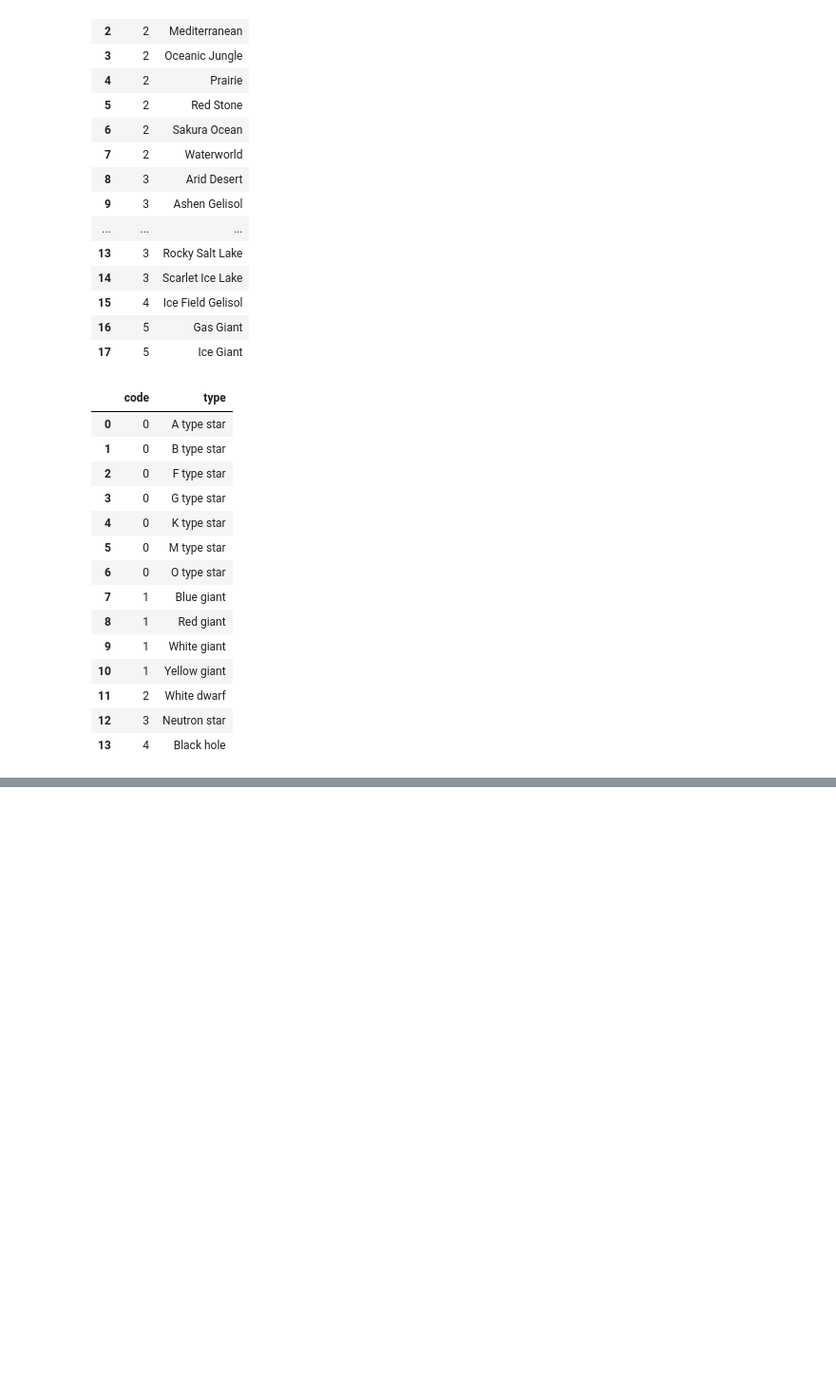
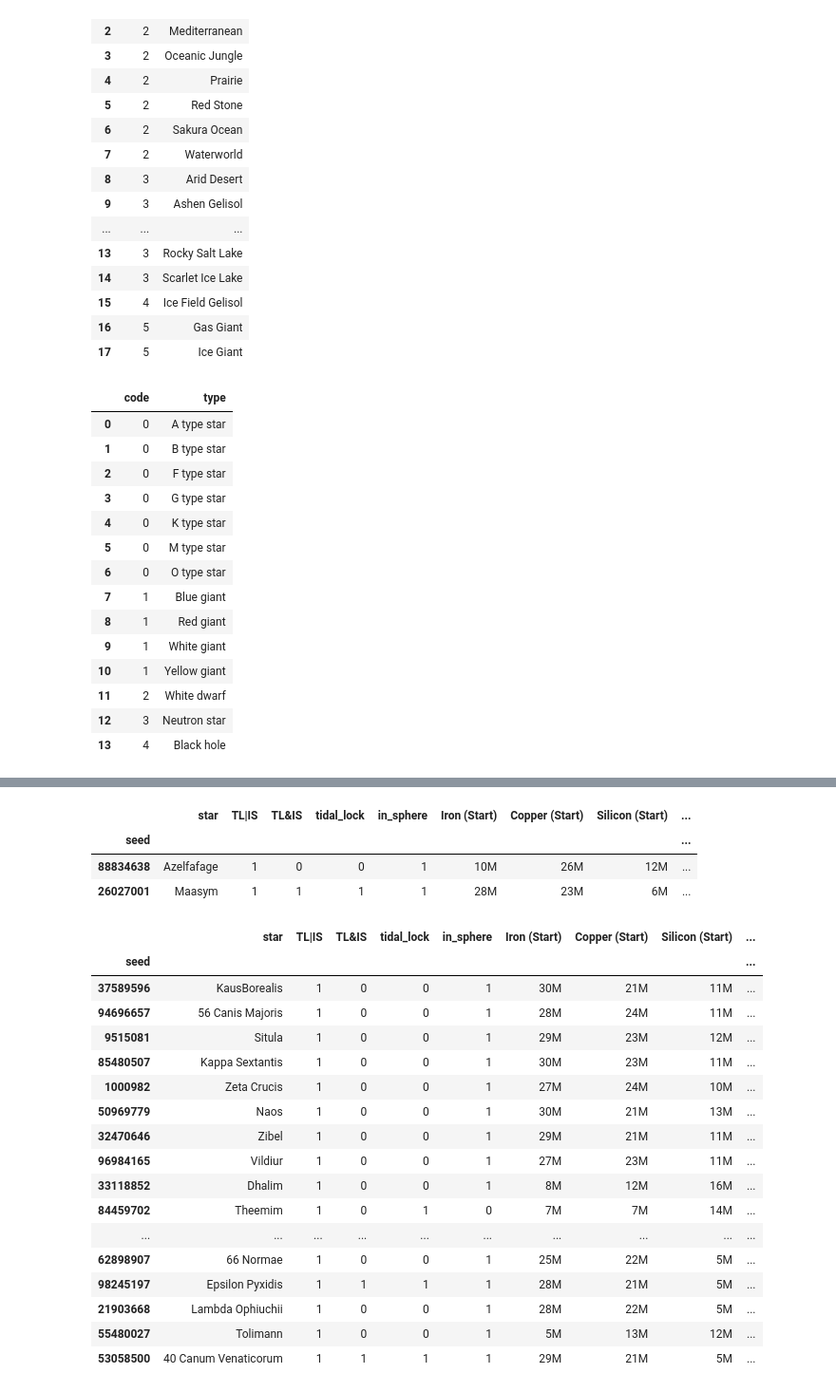
Before and after one commit to drakesiard/dsp-seed-export-parser, a Jupyter notebook: scanner.ipynb, the cells around one changed output, grey strips where cells are left out. Shown at 95% size. Drawn from its saved outputs; the diff is of its cells as text; code cells hidden in the pictures; blank space fills up the shorter version.

```diff
--- a/scanner.ipynb
+++ b/scanner.ipynb
@@ -288,0 +331,63 @@ tl_is.reset_index().groupby('TL/IS').count()
+# %%
+def S_scaler(f):
+    return '{:.2f}/s'.format(f)
+
+def M_scaler(f):
+    return '{:.0f}M'.format(f / 1e6)
+
+formatters = {
+    'limit': M_scaler,
+    **{col: S_scaler for col in S_scaled},
+    **{col: M_scaler for col in M_scaled},
+    **{col + ' (Start)': S_scaler for col in S_scaled},
+    **{col + ' (Start)': M_scaler for col in M_scaled},
+}
+
+def show(df):
+    display(HTML(df.to_html(formatters=formatters)))
+# %%
+home_resources = home_systems.set_index('seed')[base_types + ['Oil', 'Fire ice', 'Fire ice gas']]
+home_resources['limit'] =  home_resources[base_types].min(axis='columns')
+
+seed_res = (
+    tl_is.reset_index(level='star')
+    .merge(
+        home_resources,
+        on='seed', validate='1:1')
+    .merge(
+        star_df.groupby('seed')[ocean_types + vein_types + gas_types].sum(),
+        on='seed', validate='1:1', suffixes=[' (Start)', ''])
+)
+# %%
+potential = (
+    seed_res
+    .query('`TL|IS` > 0')
+    .query('`Fire ice (Start)` > 1e6')
+    .sort_values('limit', ascending=False)
+)
+pre_run = potential.index.isin(previous_runs)
+show(potential.loc[pre_run].head(25))
+show(potential.loc[~pre_run].head(25))
+# %% [output]
+|  | star | TL|IS | TL&IS | tidal_lock | in_sphere | Iron (Start) | Copper (Start) | Silicon (Start) | ... |
+| seed |  |  |  |  |  |  |  |  | ... |
+| 88834638 | Azelfafage | 1 | 0 | 0 | 1 | 10M | 26M | 12M | ... |
+| 26027001 | Maasym | 1 | 1 | 1 | 1 | 28M | 23M | 6M | ... |
+|  | star | TL|IS | TL&IS | tidal_lock | in_sphere | Iron (Start) | Copper (Start) | Silicon (Start) | ... |
+| seed |  |  |  |  |  |  |  |  | ... |
+| 37589596 | KausBorealis | 1 | 0 | 0 | 1 | 30M | 21M | 11M | ... |
+| 94696657 | 56 Canis Majoris | 1 | 0 | 0 | 1 | 28M | 24M | 11M | ... |
+| 9515081 | Situla | 1 | 0 | 0 | 1 | 29M | 23M | 12M | ... |
+| 85480507 | Kappa Sextantis | 1 | 0 | 0 | 1 | 30M | 23M | 11M | ... |
+| 1000982 | Zeta Crucis | 1 | 0 | 0 | 1 | 27M | 24M | 10M | ... |
+| 50969779 | Naos | 1 | 0 | 0 | 1 | 30M | 21M | 13M | ... |
+| 32470646 | Zibel | 1 | 0 | 0 | 1 | 29M | 21M | 11M | ... |
+| 96984165 | Vildiur | 1 | 0 | 0 | 1 | 27M | 23M | 11M | ... |
+| 33118852 | Dhalim | 1 | 0 | 0 | 1 | 8M | 12M | 16M | ... |
+| 84459702 | Theemim | 1 | 0 | 1 | 0 | 7M | 7M | 14M | ... |
+| ... | ... | ... | ... | ... | ... | ... | ... | ... | ... |
+| 62898907 | 66 Normae | 1 | 0 | 0 | 1 | 25M | 22M | 5M | ... |
+| 98245197 | Epsilon Pyxidis | 1 | 1 | 1 | 1 | 28M | 21M | 5M | ... |
+| 21903668 | Lambda Ophiuchii | 1 | 0 | 0 | 1 | 28M | 22M | 5M | ... |
+| 55480027 | Tolimann | 1 | 0 | 0 | 1 | 5M | 13M | 12M | ... |
+| 53058500 | 40 Canum Venaticorum | 1 | 1 | 1 | 1 | 29M | 21M | 5M | ... |
```
Also changed, not shown: parts of 7 cells of this notebook.
